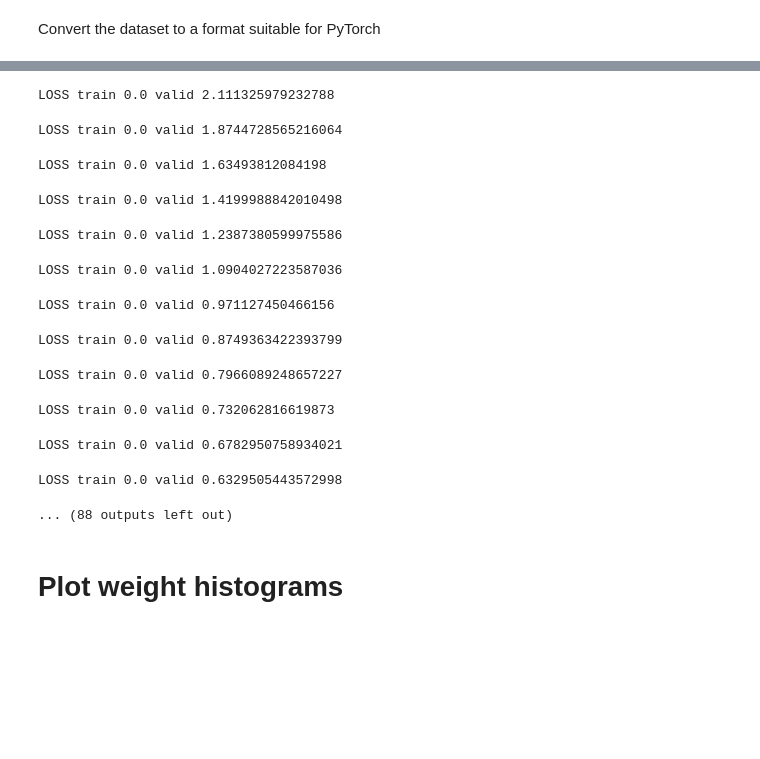
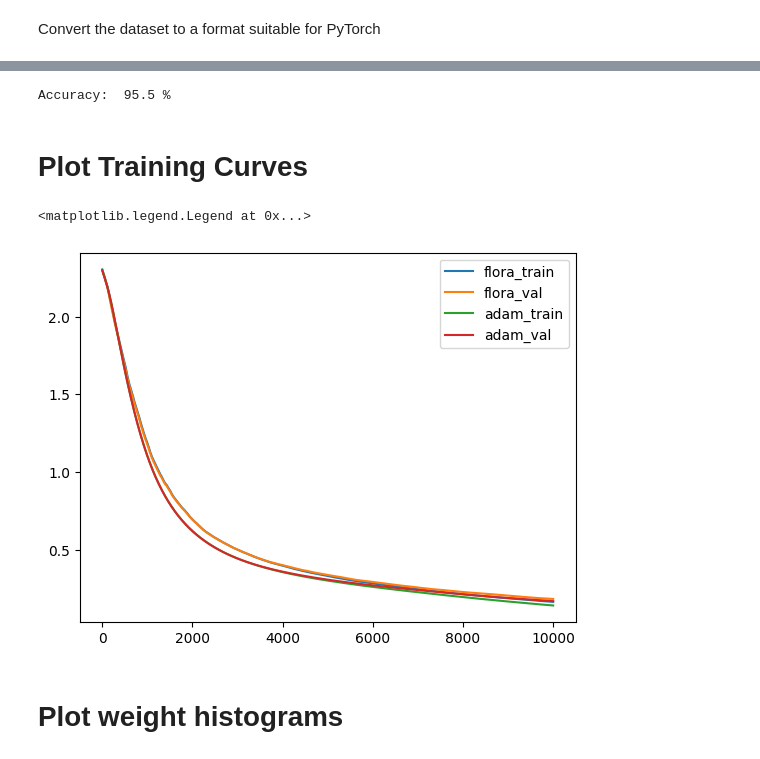
Before and after one commit to thecodehen/epfl-cs439-s25-project, a Jupyter notebook: weight_regularlization.ipynb, the cells around one changed output, grey strips where cells are left out. Cells and saved outputs as stored; diff of their text form; code cells hidden in the pictures; blank space fills up the shorter version.

```diff
--- a/weight_regularlization.ipynb
+++ b/weight_regularlization.ipynb
@@ -314,7 +34,7 @@ num_classes = 10
 batch_size = 256
 lr = 1e-5
 seed = 0
-epochs = 500
+epochs = 10_000
 device = torch.device("cuda" if torch.cuda.is_available() else "cpu")
 
 # Initialize the model
@@ -452,0 +90,16 @@ def train_model(model, epochs, train_dataloader, validation_dataloader, loss_fn,
+# %%
+def train_one_epoch(model, optimizer, loss_fn, batch_inputs, batch_labels, epoch_index, device=None):
+    # Zero your gradients for every batch!
+    optimizer.zero_grad()
+
+    # Make predictions for this batch
+    outputs = model(batch_inputs)
+
+    # Compute the loss and its gradients
+    loss = loss_fn(outputs, batch_labels)
+    loss.backward()
+
+    # Adjust learning weights
+    optimizer.step()
+
+    return loss.item()
@@ -496,20 +166,20 @@ LOSS train 0.0 valid 1.6182845830917358
 # %%
-train_model(model_adam, epochs, train_dataloader, validation_dataloader, loss_fn_adam, optimizer_adam, device=device)
-all_preds_adam, all_labels_adam, acc_adam = evaluate_model(model_adam, test_dataloader, device=device)
+train_losses_adam, validation_losses_adam = train_model(model_adam, epochs, train_dataset, validation_dataset, loss_fn_adam, optimizer_adam, device=device)
+all_preds_adam, all_labels_adam, acc_adam = evaluate_model(model_adam, test_dataset, device=device)
 # %% [output]
-LOSS train 0.0 valid 2.111325979232788
+Accuracy:  95.5 %
-LOSS train 0.0 valid 1.8744728565216064
-LOSS train 0.0 valid 1.63493812084198
-LOSS train 0.0 valid 1.4199988842010498
-LOSS train 0.0 valid 1.2387380599975586
-LOSS train 0.0 valid 1.0904027223587036
-LOSS train 0.0 valid 0.971127450466156
-LOSS train 0.0 valid 0.8749363422393799
-LOSS train 0.0 valid 0.7966089248657227
-LOSS train 0.0 valid 0.732062816619873
-LOSS train 0.0 valid 0.6782950758934021
-LOSS train 0.0 valid 0.6329505443572998
-... (88 outputs left out)
+# %% [markdown]
+# Plot Training Curves
+# %%
+fig, ax = plt.subplots()
+ax.plot(train_losses_flora, label='flora_train')
+ax.plot(validation_losses_flora, label='flora_val')
+ax.plot(train_losses_adam, label='adam_train')
+ax.plot(validation_losses_adam, label='adam_val')
+ax.legend()
+# %% [output]
+<matplotlib.legend.Legend at 0x...>
+[figure, added]
 # %% [markdown]
 # Plot weight histograms
 # %%
```
Also changed, not shown: parts of 18 cells of this notebook.
